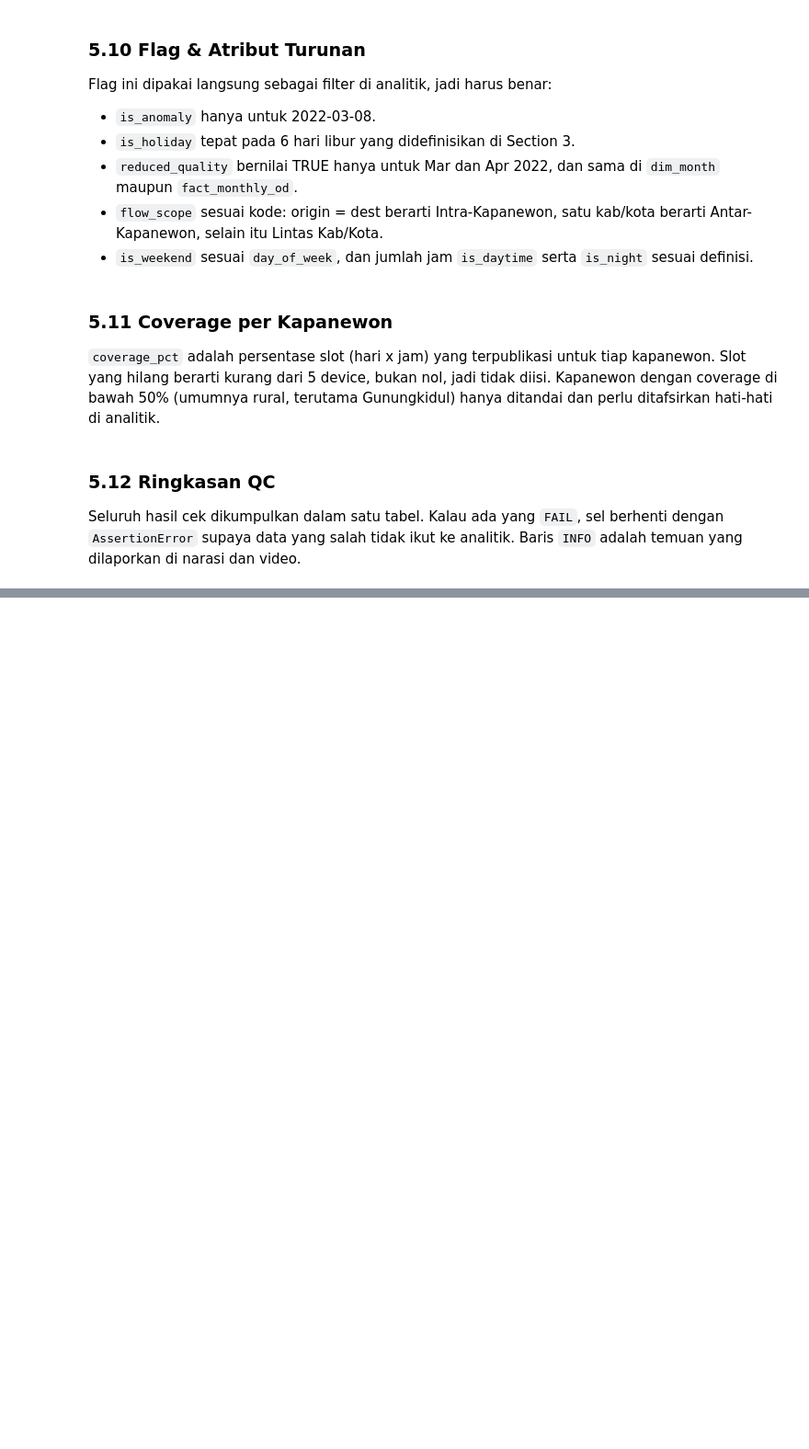
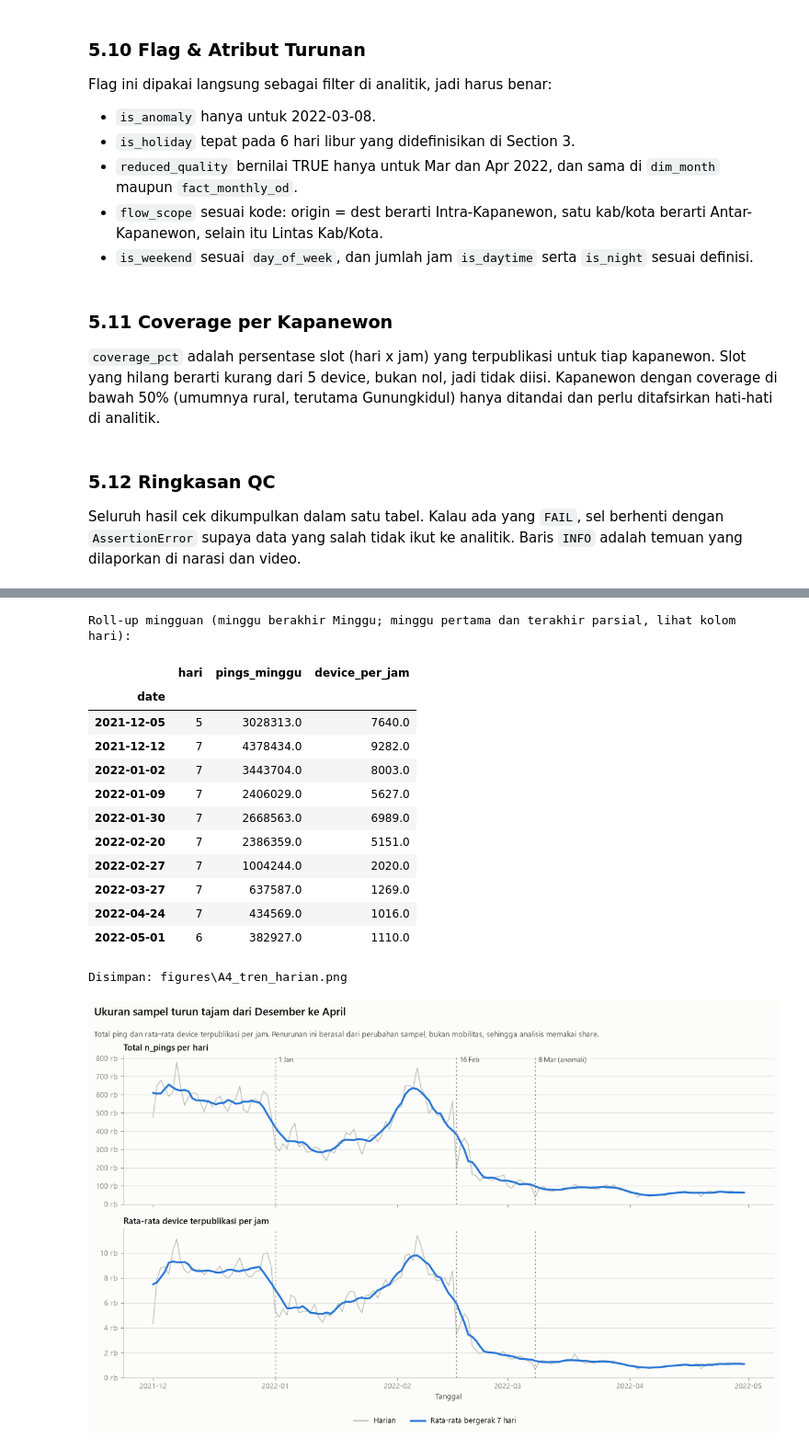
Before and after one commit to IlkhamAbdillah/yogyakarta-mobility-analytics, a Jupyter notebook: main.ipynb, the cells around one changed output, grey strips where cells are left out. Shown at 92% size. Drawn from its saved outputs; the diff is of its cells as text; code cells hidden in the pictures; blank space fills up the shorter version.

```diff
--- a/main.ipynb
+++ b/main.ipynb
@@ -1310,0 +1649,59 @@ print("QC lulus, DW siap dipakai untuk analitik.")
+# %%
+a4 = sql("""
+WITH slot AS (
+    SELECT date_key, hour, SUM(n_maids) AS maids_slot, SUM(n_pings) AS pings_slot
+    FROM dw.fact_hourly_presence GROUP BY 1, 2)
+SELECT d.date, d.is_anomaly, SUM(s.pings_slot) AS pings_hari, AVG(s.maids_slot) AS device_per_jam
+FROM slot s JOIN dw.dim_date d USING (date_key)
+GROUP BY ALL ORDER BY d.date
+""")
+a4["date"] = pd.to_datetime(a4["date"])
+for c in ["pings_hari", "device_per_jam"]:
+    a4[c + "_7h"] = a4[c].where(~a4.is_anomaly).rolling(7, center=True, min_periods=4).mean()
+
+print("Roll-up mingguan (minggu berakhir Minggu; minggu pertama dan terakhir parsial, lihat kolom hari):")
+weekly = a4.set_index("date").resample("W-SUN").agg(
+    hari=("pings_hari", "count"), pings_minggu=("pings_hari", "sum"),
+    device_per_jam=("device_per_jam", "mean")).round(0)
+display(weekly.iloc[[0, 1, 4, 5, 8, 11, 12, 16, 20, -1]])
+
+rb = FuncFormatter(lambda v, _: idn(v / 1000, 0) + " rb")
+marks = [("2022-01-01", "1 Jan"), ("2022-02-16", "16 Feb"), ("2022-03-08", "8 Mar (anomali)")]
+fig, axes = plt.subplots(2, 1, figsize=(12, 7.5), sharex=True)
+for ax, col, ttl in zip(axes, ["pings_hari", "device_per_jam"],
+                        ["Total n_pings per hari", "Rata-rata device terpublikasi per jam"]):
+    ax.plot(a4.date, a4[col], color=INK["axis"], lw=1.1)
+    ax.plot(a4.date, a4[col + "_7h"], color=SERIES[0], lw=2.4, solid_capstyle="round")
+    for d, _ in marks:
+        ax.axvline(pd.Timestamp(d), color=INK["muted"], lw=1, ls=(0, (2, 3)))
+    ax.set_title(ttl)
+    ax.yaxis.set_major_formatter(rb)
+    ax.set_ylim(bottom=0)
+    ax.grid(axis="y")
+    ax.set_axisbelow(True)
+for d, lbl in marks:
+    axes[0].annotate(lbl, xy=(pd.Timestamp(d), 1), xycoords=("data", "axes fraction"), xytext=(4, -2),
+                     textcoords="offset points", ha="left", va="top", fontsize=8.5, color=INK["secondary"])
+axes[1].set_xlabel("Tanggal")
+fig.legend([Line2D([0], [0], color=INK["axis"], lw=1.5), Line2D([0], [0], color=SERIES[0], lw=2.5)],
+           ["Harian", "Rata-rata bergerak 7 hari"], loc="lower center", ncol=2, bbox_to_anchor=(0.5, -0.01))
+heading(fig, "Ukuran sampel turun tajam dari Desember ke April",
+        "Total ping dan rata-rata device terpublikasi per jam. Penurunan ini berasal dari perubahan sampel, bukan mobilitas, sehingga analisis memakai share.")
+fig.tight_layout(rect=(0, 0.04, 1, 0.9))
+save_fig(fig, "A4_tren_harian.png")
+# %% [output]
+Roll-up mingguan (minggu berakhir Minggu; minggu pertama dan terakhir parsial, lihat kolom hari):
+|  | hari | pings_minggu | device_per_jam |
+| date |  |  |  |
+| 2021-12-05 | 5 | 3028313.0 | 7640.0 |
+| 2021-12-12 | 7 | 4378434.0 | 9282.0 |
+| 2022-01-02 | 7 | 3443704.0 | 8003.0 |
+| 2022-01-09 | 7 | 2406029.0 | 5627.0 |
+| 2022-01-30 | 7 | 2668563.0 | 6989.0 |
+| 2022-02-20 | 7 | 2386359.0 | 5151.0 |
+| 2022-02-27 | 7 | 1004244.0 | 2020.0 |
+| 2022-03-27 | 7 | 637587.0 | 1269.0 |
+| 2022-04-24 | 7 | 434569.0 | 1016.0 |
+| 2022-05-01 | 6 | 382927.0 | 1110.0 |
+Disimpan: figures\A4_tren_harian.png
+[figure, added]
```
Also changed, not shown: parts of 26 cells of this notebook, 8 other files.
